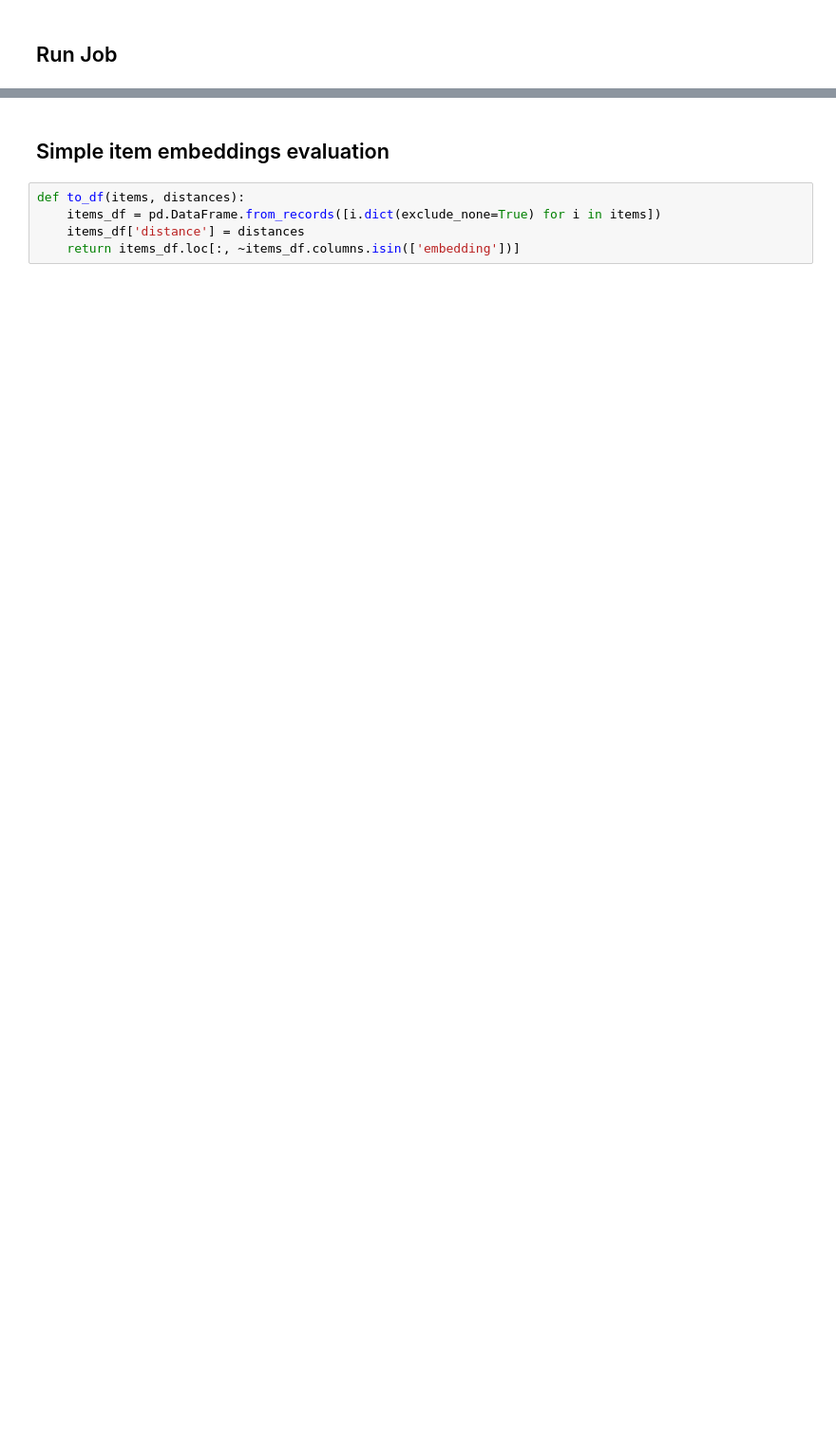
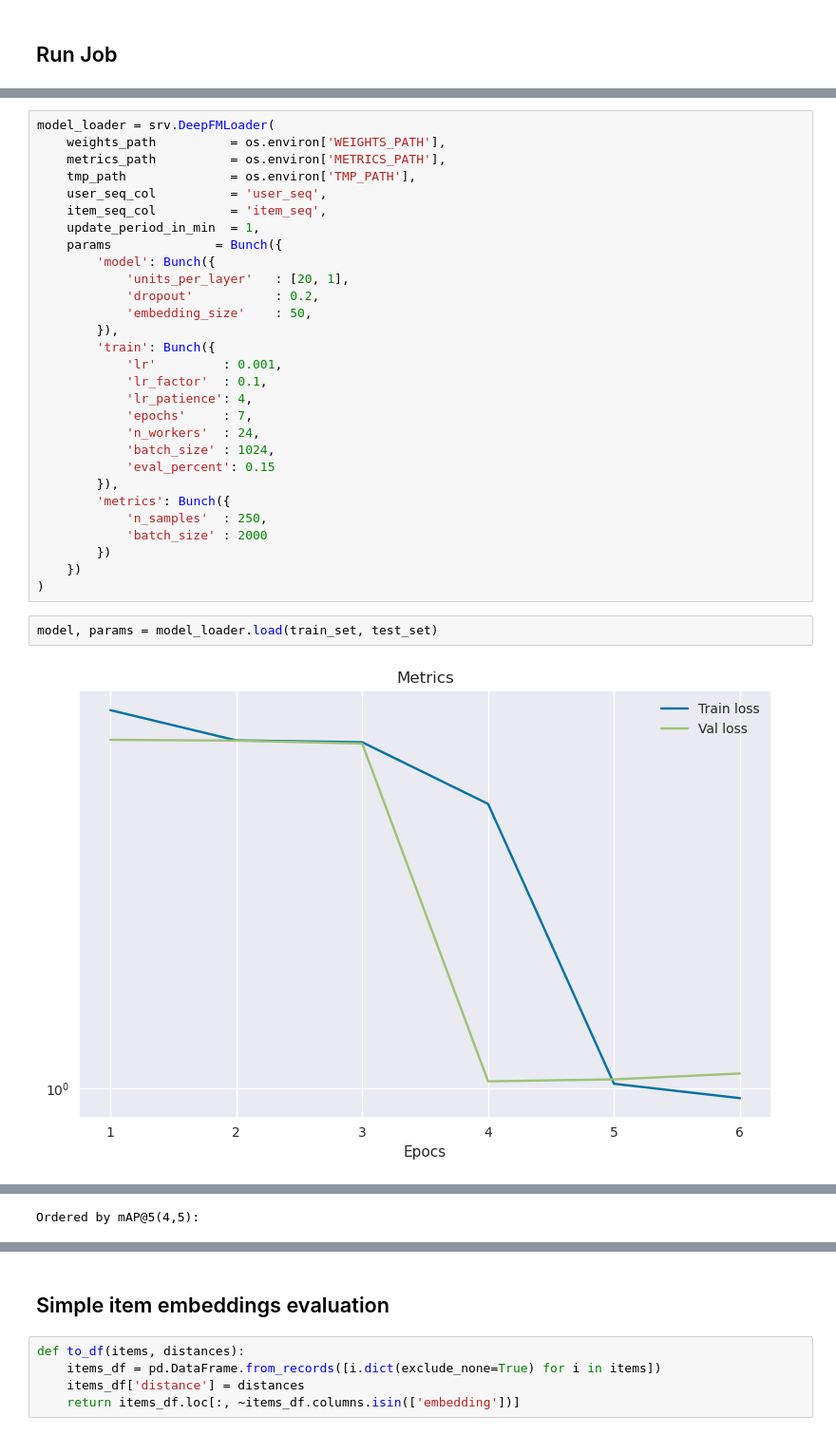
Before and after one commit to adrianmarino/thesis-paper, a Jupyter notebook: notebooks/chat-bot/2_embedding-db-updater.ipynb, the cells around one changed output, grey strips where cells are left out. Shown at 95% size. Cells and saved outputs as stored; diff of their text form; blank space fills up the shorter version.

Commit message:
feat: improve train test split strategy

```diff
--- a/notebooks/chat-bot/2_embedding-db-updater.ipynb
+++ b/notebooks/chat-bot/2_embedding-db-updater.ipynb
@@ -87,0 +130,33 @@ Ordered by mAP@5(4,5):
+# %%
+model_loader = srv.DeepFMLoader(
+    weights_path          = os.environ['WEIGHTS_PATH'],
+    metrics_path          = os.environ['METRICS_PATH'],
+    tmp_path              = os.environ['TMP_PATH'],
+    user_seq_col          = 'user_seq',
+    item_seq_col          = 'item_seq',
+    update_period_in_min  = 1,
+    params              = Bunch({
+        'model': Bunch({
+            'units_per_layer'   : [20, 1],
+            'dropout'           : 0.2,
+            'embedding_size'    : 50,
+        }),
+        'train': Bunch({
+            'lr'         : 0.001,
+            'lr_factor'  : 0.1,
+            'lr_patience': 4,
+            'epochs'     : 7,
+            'n_workers'  : 24,
+            'batch_size' : 1024,
+            'eval_percent': 0.15
+        }),
+        'metrics': Bunch({
+            'n_samples'  : 250,
+            'batch_size' : 2000
+        })
+    })
+)
+# %%
+model, params = model_loader.load(train_set, test_set)
+# %% [output]
+[figure, added]
@@ -87,0 +164 @@ Ordered by mAP@5(4,5):
+Ordered by mAP@5(4,5):
```
Also changed, not shown: parts of 13 cells of this notebook, 46 other files.
